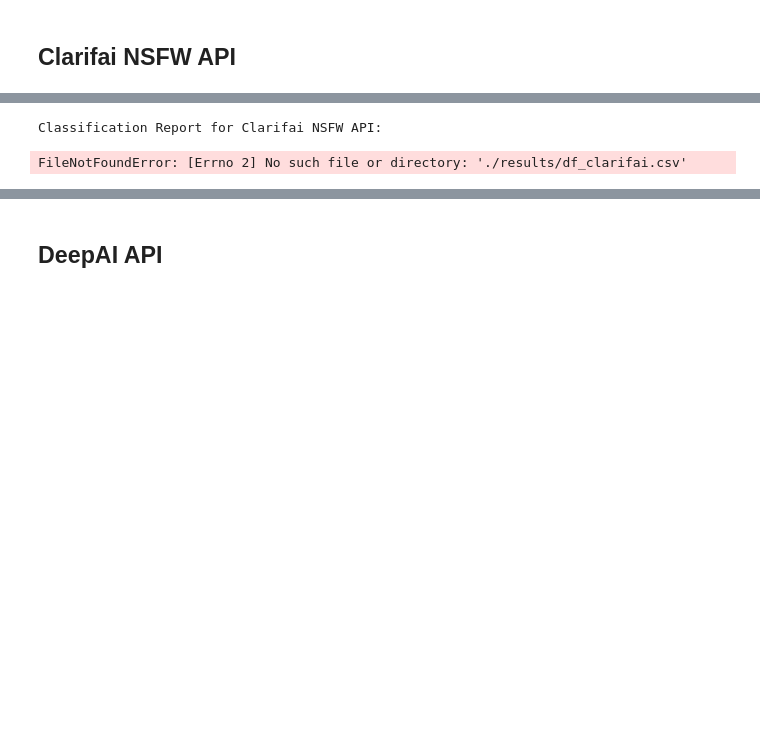
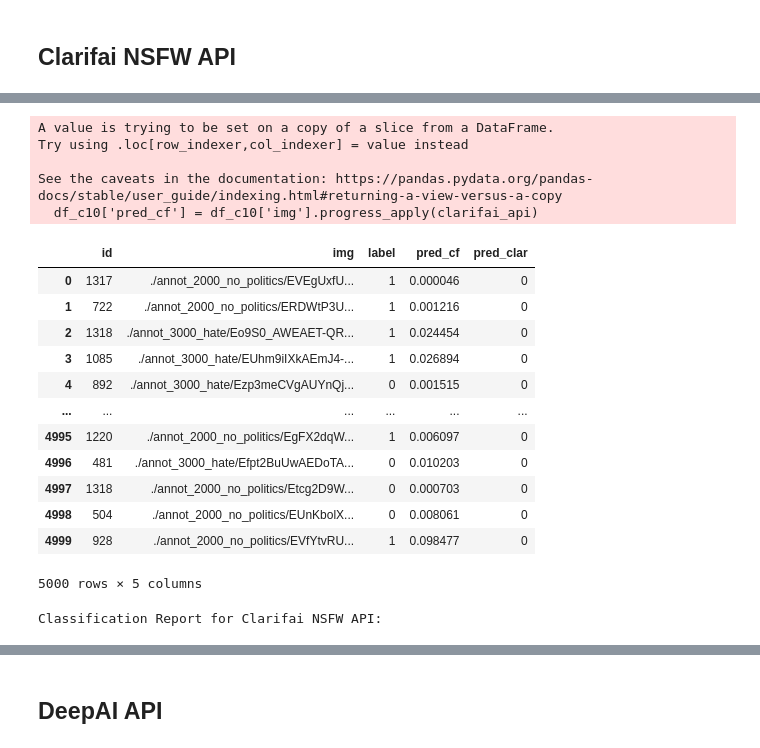
Before and after one commit to keyanUB/hateful_memes_measure, a Jupyter notebook: evaluation.ipynb, the cells around one changed output, grey strips where cells are left out. Cells and saved outputs as stored; diff of their text form; code cells hidden in the pictures; blank space fills up the shorter version.

```diff
--- a/evaluation.ipynb
+++ b/evaluation.ipynb
@@ -287,0 +280,32 @@ E1006 18:23:49.134147837  100646 ssl_transport_security.cc:1469] Handshake faile
+# %%
+tqdm.pandas()
+df_c1['pred_cf'] = df_c1['img'].progress_apply(clarifai_api)
+df_c1.to_csv('./results/df_clarifai.csv')
+df_c2['pred_cf'] = df_c2['img'].progress_apply(clarifai_api)
+df_c2.to_csv('./results/df_clarifai.csv', mode='a', header=False)
+df_c3['pred_cf'] = df_c3['img'].progress_apply(clarifai_api)
+df_c3.to_csv('./results/df_clarifai.csv', mode='a', header=False)
+df_c4['pred_cf'] = df_c4['img'].progress_apply(clarifai_api)
+df_c4.to_csv('./results/df_clarifai.csv', mode='a', header=False)
+df_c5['pred_cf'] = df_c5['img'].progress_apply(clarifai_api)
+df_c5.to_csv('./results/df_clarifai.csv', mode='a', header=False)
+df_c6['pred_cf'] = df_c6['img'].progress_apply(clarifai_api)
+df_c6.to_csv('./results/df_clarifai.csv', mode='a', header=False)
+df_c7['pred_cf'] = df_c7['img'].progress_apply(clarifai_api)
+df_c7.to_csv('./results/df_clarifai.csv', mode='a', header=False)
+df_c8['pred_cf'] = df_c8['img'].progress_apply(clarifai_api)
+df_c8.to_csv('./results/df_clarifai.csv', mode='a', header=False)
+df_c9['pred_cf'] = df_c9['img'].progress_apply(clarifai_api)
+df_c9.to_csv('./results/df_clarifai.csv', mode='a', header=False)
+
+df_c10['pred_cf'] = df_c10['img'].progress_apply(clarifai_api)
+df_c10.to_csv('./results/df_clarifai.csv', mode='a', header=False)
+# %% [output]
+A value is trying to be set on a copy of a slice from a DataFrame.
+Try using .loc[row_indexer,col_indexer] = value instead
+
+See the caveats in the documentation: https://pandas.pydata.org/pandas-docs/stable/user_guide/indexing.html#returning-a-view-versus-a-copy
+  df_c10['pred_cf'] = df_c10['img'].progress_apply(clarifai_api)
+# %%
+df_clarifai = pd.read_csv('./results/df_clarifai.csv')
+df_clarifai = df_clarifai.loc[:, ~df_clarifai.columns.str.contains('^Unnamed')]
@@ -288,9 +315,30 @@ E1006 18:23:49.134147837  100646 ssl_transport_security.cc:1469] Handshake faile
+# %%
+df_clarifai = df_clarifai.drop(columns='nsfw')
+df_clarifai['pred_cf'] = df_clarifai['pred_cf'].replace(
+    to_replace='\)', value="", regex=True)
+# We set the threashold as 0.5
+df_clarifai['pred_cf'] = df_clarifai['pred_cf'].apply(float)
+df_clarifai['pred_clar'] = df_clarifai['pred_cf'].apply(
+    lambda x: 1 if x >= 0.4 else 0)
+df_clarifai
+# %% [output]
+|  | id | img | label | pred_cf | pred_clar |
+| 0 | 1317 | ./annot_2000_no_politics/EVEgUxfU... | 1 | 0.000046 | 0 |
+| 1 | 722 | ./annot_2000_no_politics/ERDWtP3U... | 1 | 0.001216 | 0 |
+| 2 | 1318 | ./annot_3000_hate/Eo9S0_AWEAET-QR... | 1 | 0.024454 | 0 |
+| 3 | 1085 | ./annot_3000_hate/EUhm9iIXkAEmJ4-... | 1 | 0.026894 | 0 |
+| 4 | 892 | ./annot_3000_hate/Ezp3meCVgAUYnQj... | 0 | 0.001515 | 0 |
+| ... | ... | ... | ... | ... | ... |
+| 4995 | 1220 | ./annot_2000_no_politics/EgFX2dqW... | 1 | 0.006097 | 0 |
+| 4996 | 481 | ./annot_3000_hate/Efpt2BuUwAEDoTA... | 0 | 0.010203 | 0 |
+| 4997 | 1318 | ./annot_2000_no_politics/Etcg2D9W... | 0 | 0.000703 | 0 |
+| 4998 | 504 | ./annot_2000_no_politics/EUnKbolX... | 0 | 0.008061 | 0 |
+| 4999 | 928 | ./annot_2000_no_politics/EVfYtvRU... | 1 | 0.098477 | 0 |
+5000 rows × 5 columns
 # %%
 print('Classification Report for Clarifai NSFW API:')
-df_clarifai = pd.read_csv('./results/df_clarifai.csv')
-df_clarifai['pred_cf'] = df_clarifai['pred_cf_value'].apply(lambda x: 1 if x >= 0.5 else 0 )
 target_names = ['safe', 'not-safe']
-print(metrics.classification_report(df_clarifai['label'], df_clarifai['pred_cf'], target_names=target_names, digits=4))
+metrics_clarifai = metrics.classification_report(
+    df_clarifai['label'], df_clarifai['pred_clar'], target_names=target_names, digits=4)
 # %% [output]
 Classification Report for Clarifai NSFW API:
-FileNotFoundError: [Errno 2] No such file or directory: './results/df_clarifai.csv'
```
Also changed, not shown: parts of 40 cells of this notebook, 3 other files.
